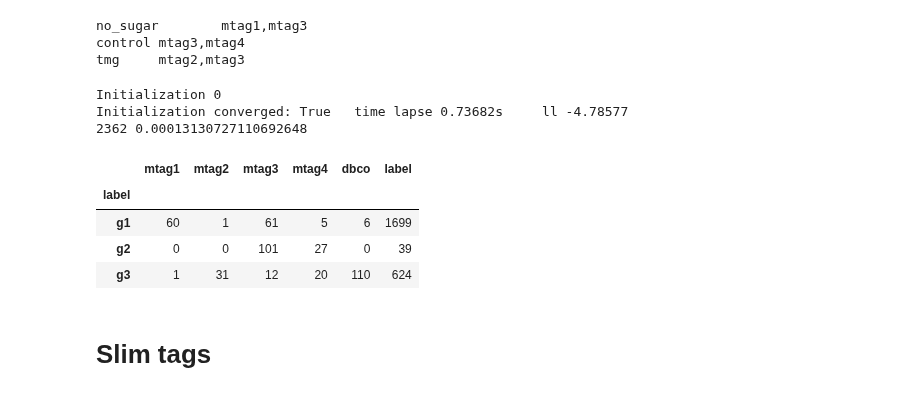
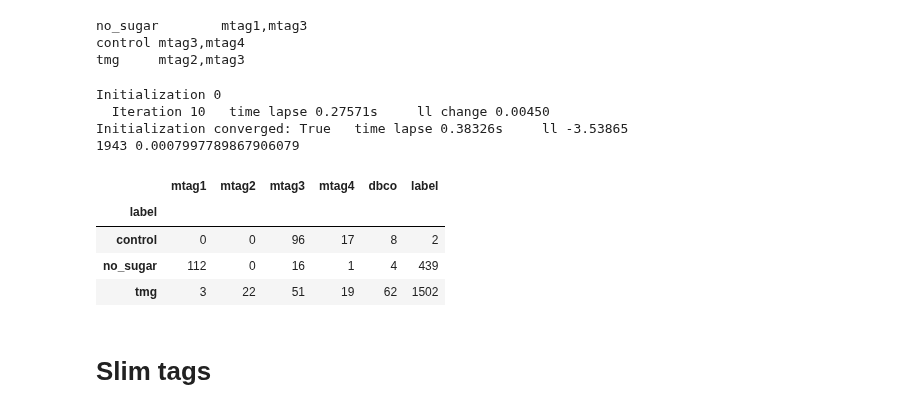
Before and after one commit to sbooeshaghi/azucar, a Jupyter notebook: analysis/293T/obs2/assign.ipynb, the cells around one changed output. Drawn from its saved outputs; the diff is of its cells as text; code cells hidden in the pictures.

```diff
--- a/analysis/293T/obs2/assign.ipynb
+++ b/analysis/293T/obs2/assign.ipynb
@@ -1649,7 +1649,9 @@ g3      tag2,tag5
 ## `mx sanitize`
 # %%
 #@title mx sanitize
-def mx_sanitize(matrix_fn, barcodes_fn, genes_fn,
+def mx_sanitize(matrix_fn,
+                barcodes_fn,
+                genes_fn,
                 out_matrix_fn,
                 out_barcodes_fn,
                 out_genes_fn):
@@ -1772,15 +1774,18 @@ def read_markers(fname,
             markers_ec[celltype[ct]] = sorted(markers_ec[celltype[ct]])
 
 
-def mx_index(markers_fname, outdir):
+def mx_index(markers_fname,
+             out_markers_ec_fn,
+             out_groups_fn,
+             out_marker_genes_fn):
     markers_ec = defaultdict(list)
     celltypes = defaultdict()
     marker_genes = defaultdict()
     read_markers(markers_fname, markers_ec, celltypes, marker_genes)
 
-    write_markers(os.path.join(outdir, 'markers.ec'), markers_ec)
-    write_dict(os.path.join(outdir, 'groups.txt'), celltypes)
-    write_dict(os.path.join(outdir, 'marker_genes.txt'), marker_genes)
+    write_markers(out_markers_ec_fn, markers_ec)
+    write_dict(out_groups_fn, celltypes)
+    write_dict(out_marker_genes_fn, marker_genes)
 # %%
 #@title test mx index
 # index the markers -> markers.ec marker_genes.txt groups.txt
@@ -1854,7 +1862,7 @@ def write_list(fname, lst):
             f.write(f'{el}\n')
 
 
-def mx_select(markers_fname, genes_fname, select_fn):
+def mx_select(markers_fname, genes_fname, out_select_fn):
     markers_ec = defaultdict(list)
     celltypes = defaultdict()
     marker_genes = defaultdict()
@@ -1867,7 +1875,7 @@ def mx_select(markers_fname, genes_fname, select_fn):
 
     sel = []
     sel_genes(genes, marker_genes, sel)
-    write_list(select_fn, sel)
+    write_list(out_select_fn, sel)
 # %%
 #@title test mx select
 # get the gene ids -> select.txt (selects in order of markers.ec)
@@ -1883,7 +1891,9 @@ mx_select(test_markers_fn, "san." + test_genes_fn, "./select.txt")
 ## `mx extract`
 # %%
 #@title mx extract
-def mx_extract(matrix_fn, md_fn, select_fn,
+def mx_extract(matrix_fn,
+               md_fn,
+               select_fn,
                out_matrix_fn,
                out_md_fn,
                axis=1):
@@ -2172,10 +2182,10 @@ mx_norm("./san.matrix.mtx", "./san.norm.matrix.mtx")
 dbco_norm = mmread("./san.norm.matrix.mtx").toarray()[:,-1]
 
 # index the markers -> markers.ec marker_genes.txt groups.txt
-mx_index(test_markers_fn, "./")
+mx_index(markers_fn, "./markers.ec", "./groups.txt", "./marker_genes.txt")
 
 # get the gene ids -> select.txt (selects in order of markers.ec)
-mx_select(test_markers_fn, "san." + test_genes_fn, "./select.txt")
+mx_select(markers_fn, "./san.genes.txt", "./select.txt")
 
 # extract elements from matrix that are of interest, rows / columns (with associated metadata)
 mx_extract("san.norm.matrix.mtx", "san.genes.txt", "select.txt", "san.norm.extr.matrix.mtx", "san.extr.genes.txt", axis=1)
@@ -2185,38 +2195,39 @@ df = mx_assign("san.norm.extr.matrix.mtx", "san.barcodes.txt", "san.extr.genes.t
 df["dbco"] = dbco
 df["dbco_ipf"] = dbco_norm
 
 
 ## find entropy cutoff
 adj_ent = -np.log(df["ent"].values)
 
 u, xx, v = knee(np.log1p(adj_ent.reshape(-1,1)))
 (cutoff, ncells) = gmm(xx, v, n_iter=1, n_comps=3)
 cutoff = np.exp(cutoff) - 1 # adjust (since we log1p it)
 ent_cutoff = np.exp(-cutoff)
 
 print(ncells, ent_cutoff)
 
 ## look at count distribution
 marker_genes = ["mtag1", "mtag2", "mtag3", "mtag4", "dbco"]
 marker_genes_norm = ["mtag1_ipf", "mtag2_ipf", "mtag3_ipf", "mtag4_ipf", "dbco_ipf"]
 
 df.query(f"ent < {ent_cutoff}").groupby("label").agg({
     "mtag1": "mean",
     "mtag2": "mean",
     "mtag3": "mean",
     "mtag4": "mean",
     "dbco": "mean",
     "label": "count"
     }).astype(int)
 # %% [output]
 Initialization 0
-Initialization converged: True   time lapse 0.73682s     ll -4.78577
-2362 0.00013130727110692648
+  Iteration 10   time lapse 0.27571s     ll change 0.00450
+Initialization converged: True   time lapse 0.38326s     ll -3.53865
+1943 0.0007997789867906079
 |  | mtag1 | mtag2 | mtag3 | mtag4 | dbco | label |
 | label |  |  |  |  |  |  |
-| g1 | 60 | 1 | 61 | 5 | 6 | 1699 |
-| g2 | 0 | 0 | 101 | 27 | 0 | 39 |
-| g3 | 1 | 31 | 12 | 20 | 110 | 624 |
+| control | 0 | 0 | 96 | 17 | 8 | 2 |
+| no_sugar | 112 | 0 | 16 | 1 | 4 | 439 |
+| tmg | 3 | 22 | 51 | 19 | 62 | 1502 |
 # %% [markdown]
 # Slim tags
 # %%
```
Also changed, not shown: parts of 6 cells of this notebook.
